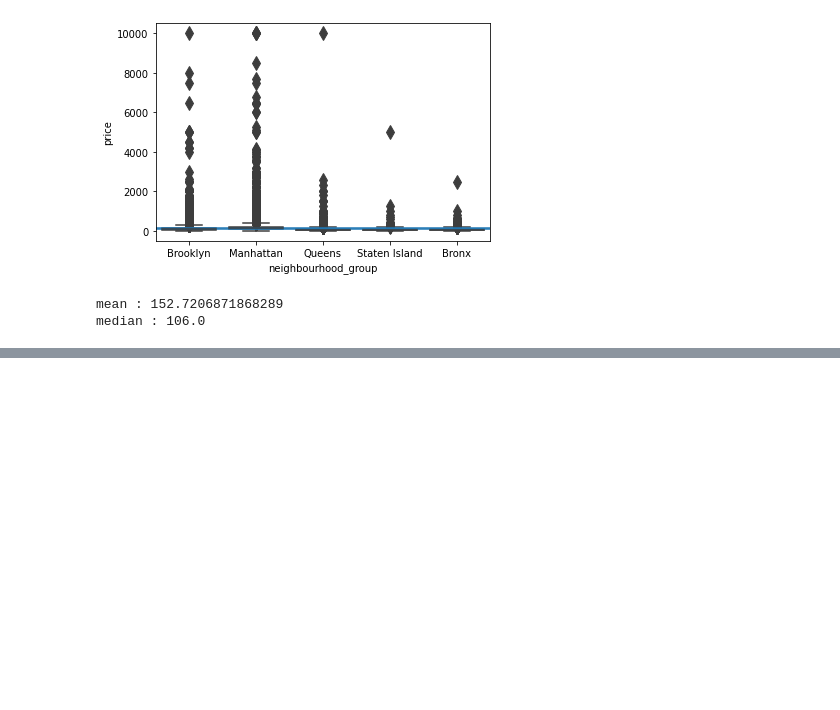
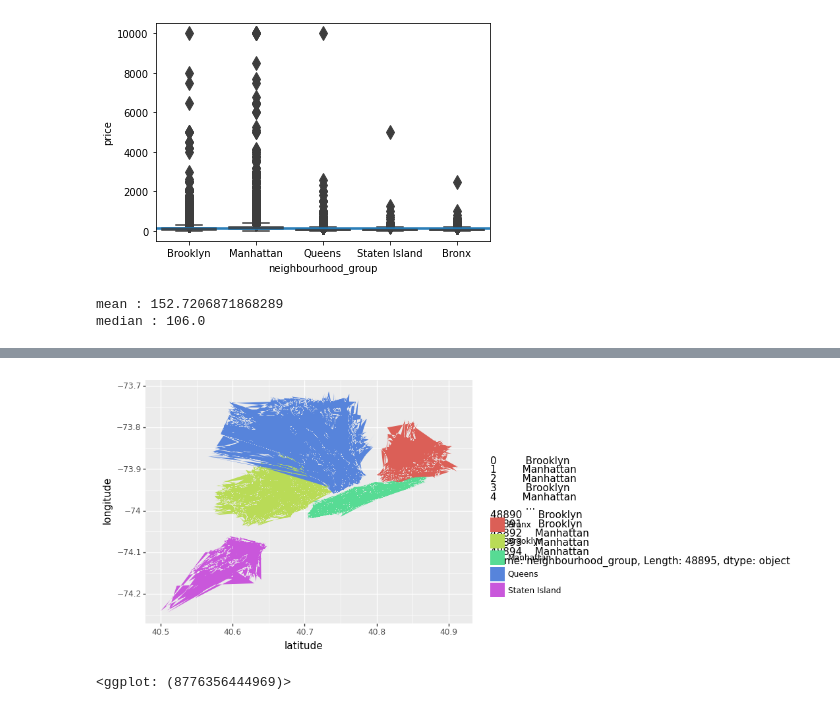
Before and after one commit to Rahul711sharma/AirBnb-Booking-Analysis, a Jupyter notebook: Airbnb_Bookings_Analysis_Capstone_Project.ipynb, the cells around one changed output, grey strips where cells are left out. Saved outputs shown, nothing was run; the diff lists cells and outputs as text; code cells hidden in the pictures; blank space fills up the shorter version.

```diff
--- a/Airbnb_Bookings_Analysis_Capstone_Project.ipynb
+++ b/Airbnb_Bookings_Analysis_Capstone_Project.ipynb
@@ -145,0 +138,5 @@ plt.colorbar()
+# %%
+ggplot(df)+aes(x='latitude',y='longitude',fill=df['neighbourhood_group'])+geom_polygon()
+# %% [output]
+[figure, added]
+<ggplot: (8776356444969)>
```
Also changed, not shown: parts of 15 cells of this notebook.
